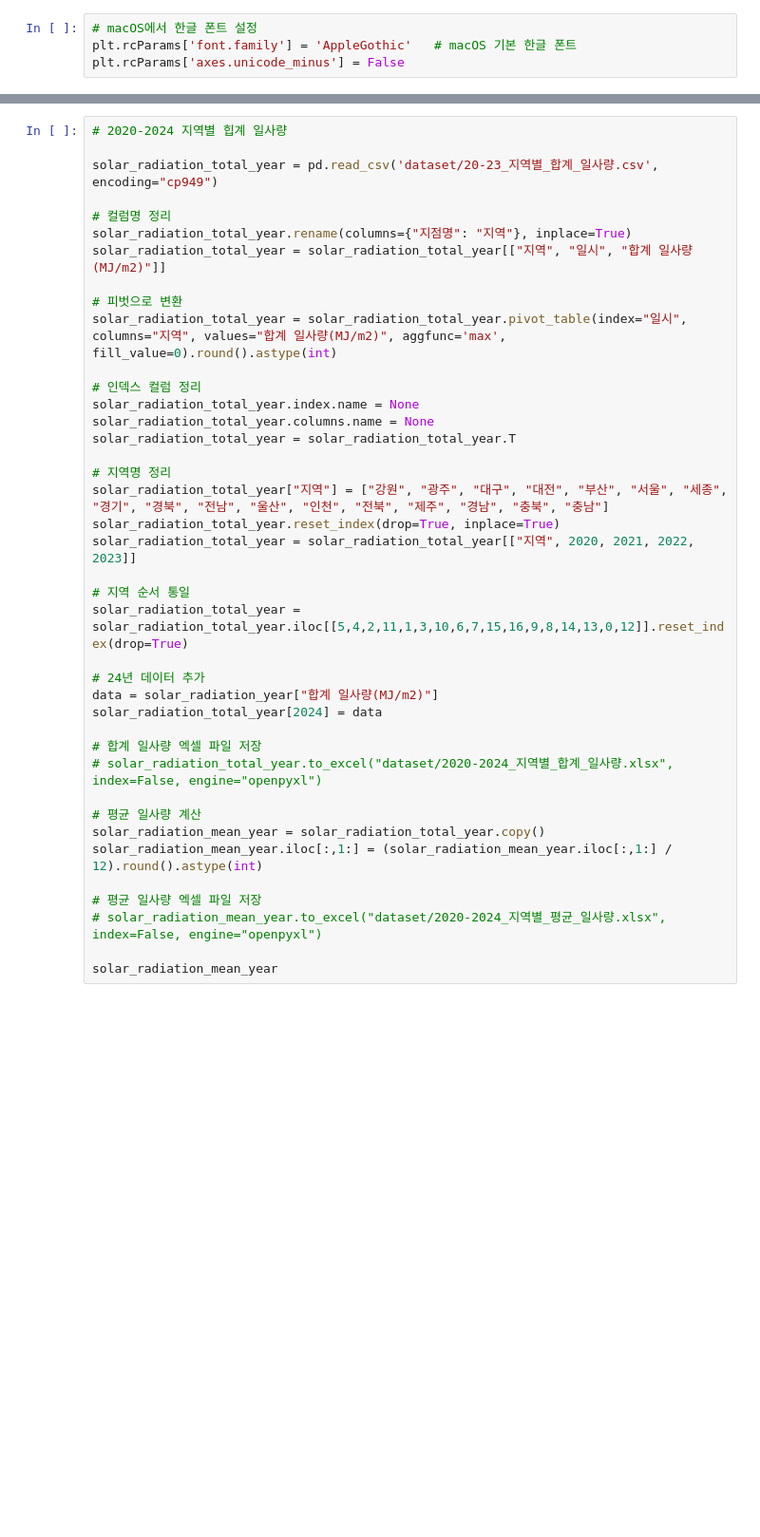
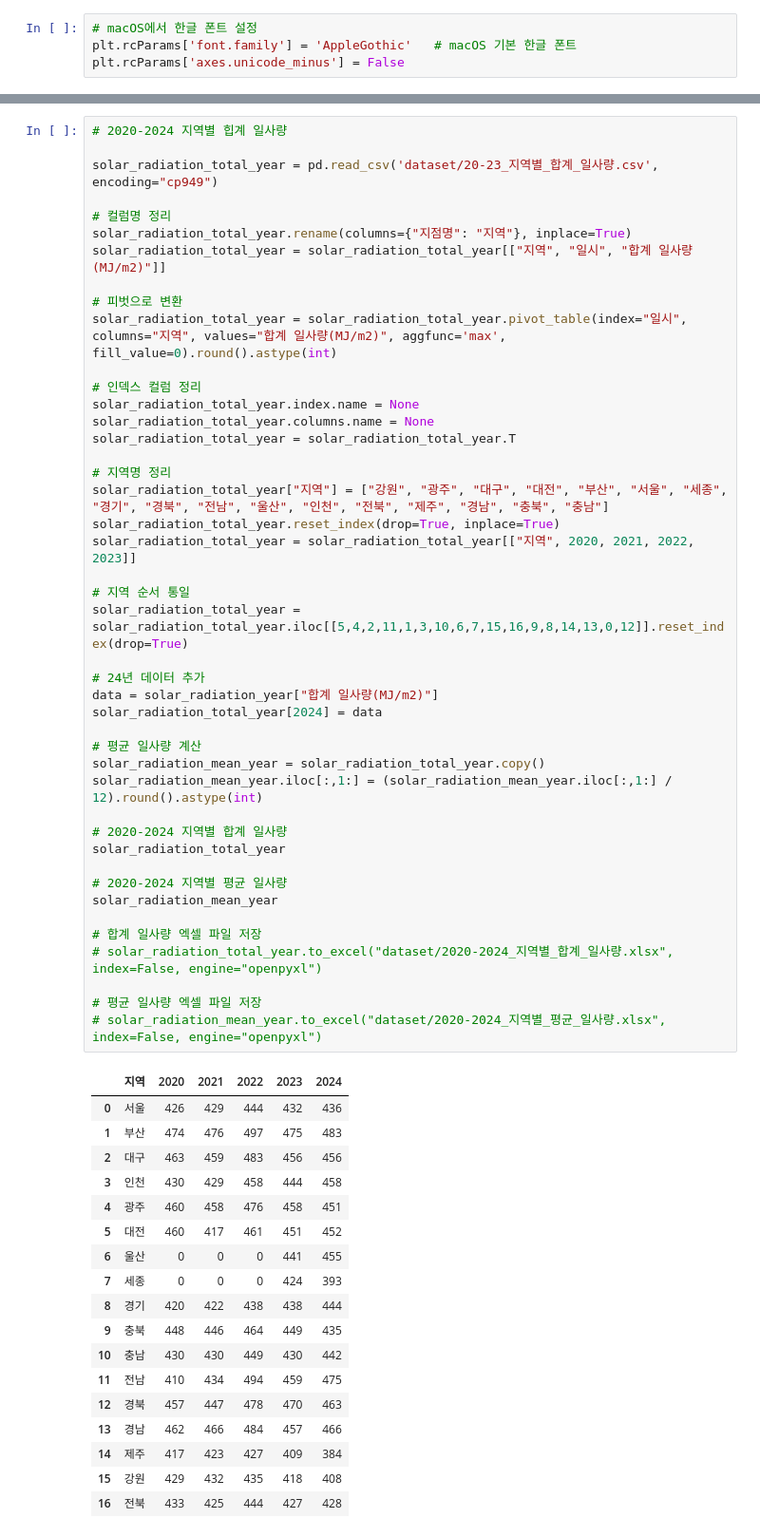
Before and after one commit to taehyunan-99/project_seasonal_renewable_energy, a Jupyter notebook: main.ipynb, the cells around one changed output, grey strips where cells are left out. Shown at 95% size. Drawn from its saved outputs; the diff is of its cells as text; blank space fills up the shorter version.

```diff
--- a/main.ipynb
+++ b/main.ipynb
@@ -212,37 +239,60 @@ solar_radiation_total_year = pd.read_csv('dataset/20-23_지역별_합계_일사
 # 컬럼명 정리
 solar_radiation_total_year.rename(columns={"지점명": "지역"}, inplace=True)
 solar_radiation_total_year = solar_radiation_total_year[["지역", "일시", "합계 일사량(MJ/m2)"]]
 
 # 피벗으로 변환
 solar_radiation_total_year = solar_radiation_total_year.pivot_table(index="일시", columns="지역", values="합계 일사량(MJ/m2)", aggfunc='max', fill_value=0).round().astype(int)
 
 # 인덱스 컬럼 정리
 solar_radiation_total_year.index.name = None
 solar_radiation_total_year.columns.name = None
 solar_radiation_total_year = solar_radiation_total_year.T
 
 # 지역명 정리
 solar_radiation_total_year["지역"] = ["강원", "광주", "대구", "대전", "부산", "서울", "세종", "경기", "경북", "전남", "울산", "인천", "전북", "제주", "경남", "충북", "충남"]
 solar_radiation_total_year.reset_index(drop=True, inplace=True)
 solar_radiation_total_year = solar_radiation_total_year[["지역", 2020, 2021, 2022, 2023]]
 
 # 지역 순서 통일
 solar_radiation_total_year = solar_radiation_total_year.iloc[[5,4,2,11,1,3,10,6,7,15,16,9,8,14,13,0,12]].reset_index(drop=True)
 
 # 24년 데이터 추가
 data = solar_radiation_year["합계 일사량(MJ/m2)"]
 solar_radiation_total_year[2024] = data
 
-# 합계 일사량 엑셀 파일 저장
-# solar_radiation_total_year.to_excel("dataset/2020-2024_지역별_합계_일사량.xlsx", index=False, engine="openpyxl")
-
 # 평균 일사량 계산
 solar_radiation_mean_year = solar_radiation_total_year.copy()
 solar_radiation_mean_year.iloc[:,1:] = (solar_radiation_mean_year.iloc[:,1:] / 12).round().astype(int)
 
+# 2020-2024 지역별 합계 일사량
+solar_radiation_total_year
+
+# 2020-2024 지역별 평균 일사량
+solar_radiation_mean_year
+
+# 합계 일사량 엑셀 파일 저장
+# solar_radiation_total_year.to_excel("dataset/2020-2024_지역별_합계_일사량.xlsx", index=False, engine="openpyxl")
+
 # 평균 일사량 엑셀 파일 저장
 # solar_radiation_mean_year.to_excel("dataset/2020-2024_지역별_평균_일사량.xlsx", index=False, engine="openpyxl")
-
-solar_radiation_mean_year
+# %% [output]
+|  | 지역 | 2020 | 2021 | 2022 | 2023 | 2024 |
+| 0 | 서울 | 426 | 429 | 444 | 432 | 436 |
+| 1 | 부산 | 474 | 476 | 497 | 475 | 483 |
+| 2 | 대구 | 463 | 459 | 483 | 456 | 456 |
+| 3 | 인천 | 430 | 429 | 458 | 444 | 458 |
+| 4 | 광주 | 460 | 458 | 476 | 458 | 451 |
+| 5 | 대전 | 460 | 417 | 461 | 451 | 452 |
+| 6 | 울산 | 0 | 0 | 0 | 441 | 455 |
+| 7 | 세종 | 0 | 0 | 0 | 424 | 393 |
+| 8 | 경기 | 420 | 422 | 438 | 438 | 444 |
+| 9 | 충북 | 448 | 446 | 464 | 449 | 435 |
+| 10 | 충남 | 430 | 430 | 449 | 430 | 442 |
+| 11 | 전남 | 410 | 434 | 494 | 459 | 475 |
+| 12 | 경북 | 457 | 447 | 478 | 470 | 463 |
+| 13 | 경남 | 462 | 466 | 484 | 457 | 466 |
+| 14 | 제주 | 417 | 423 | 427 | 409 | 384 |
+| 15 | 강원 | 429 | 432 | 435 | 418 | 408 |
+| 16 | 전북 | 433 | 425 | 444 | 427 | 428 |
 # %%
 # 충남 경남 경북 10년치 일사량
```
Also changed, not shown: parts of 13 cells of this notebook, 2 other files.
